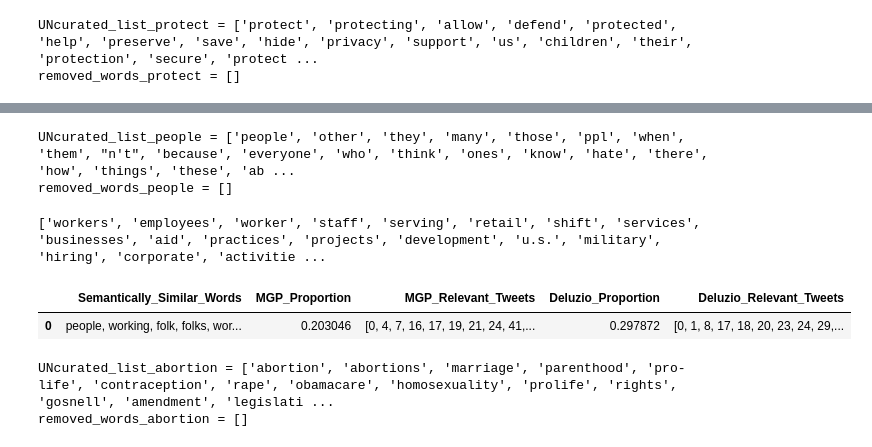
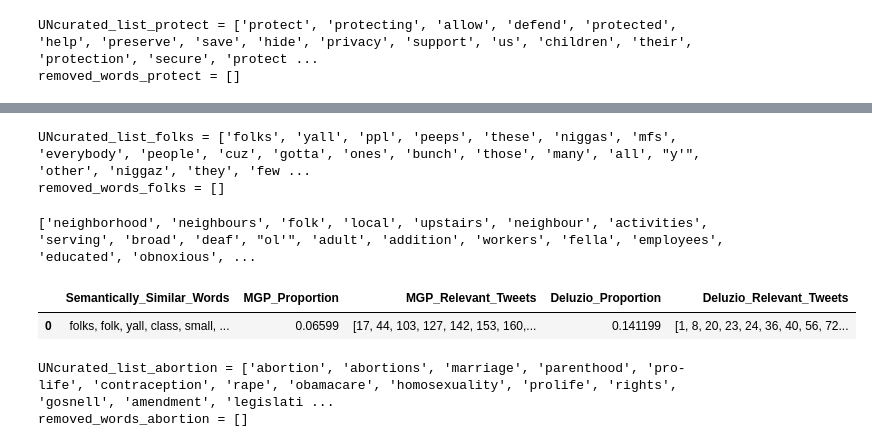
Before and after one commit to samforwill/nlp-campaign-messaging, a Jupyter notebook: 03_Candidate_Topic_Comparisons.ipynb, the cells around one changed output, grey strips where cells are left out. Drawn from its saved outputs; the diff is of its cells as text; code cells hidden in the pictures.

```diff
--- a/Candidate_Topic_Comparisons.ipynb
+++ b/03_Candidate_Topic_Comparisons.ipynb
@@ -240,15 +247,15 @@ def analyze_word_presence(curated_list, tweets_mgp, tweets_deluzio, results_df):
         if any(w in tweet for w in tokenized_curated_list):
             relevant_tweets_deluzio.append(idx)
 
-    mgp_proportion = len(relevant_tweets_mgp) / len(tweets_mgp)
-    deluzio_proportion = len(relevant_tweets_deluzio) / len(tweets_deluzio)
+    mgp_Proportion = len(relevant_tweets_mgp) / len(tweets_mgp)
+    deluzio_Proportion = len(relevant_tweets_deluzio) / len(tweets_deluzio)
 
     # DataFrame for the current analysis
     result_df = pd.DataFrame({
         'Semantically_Similar_Words': [', '.join(curated_list)],
-        'MGP_Proportion': [mgp_proportion],
+        'MGP_Proportion': [mgp_Proportion],
         'MGP_Relevant_Tweets': [relevant_tweets_mgp],
-        'Deluzio_Proportion': [deluzio_proportion],
+        'Deluzio_Proportion': [deluzio_Proportion],
         'Deluzio_Relevant_Tweets': [relevant_tweets_deluzio]
     })
 
@@ -370,26 +388,28 @@ analyze_word_presence(curated_list_protect, MGP, deluzio, all_results_df)
 |  | Semantically_Similar_Words | MGP_Proportion | MGP_Relevant_Tweets | Deluzio_Proportion | Deluzio_Relevant_Tweets |
 | 0 | protect, protecting, defend, prot... | 0.121827 | [5, 36, 46, 51, 84, 85, 88, 91, 9... | 0.176015 | [5, 10, 24, 27, 28, 31, 38, 42, 5... |
 # %%
-generate_similar_words('people')
+generate_similar_words('folks')
 # %% [output]
-UNcurated_list_people = ['people', 'other', 'they', 'many', 'those', 'ppl', 'when', 'them', "n't", 'because', 'everyone', 'who', 'think', 'ones', 'know', 'hate', 'there', 'how', 'things', 'these', 'ab ...
-removed_words_people = []
+UNcurated_list_folks = ['folks', 'yall', 'ppl', 'peeps', 'these', 'niggas', 'mfs', 'everybody', 'people', 'cuz', 'gotta', 'ones', 'bunch', 'those', 'many', 'all', "y'", 'other', 'niggaz', 'they', 'few ...
+removed_words_folks = []
 # %%
-curated_list_people = ['people', 'working', 'folk', 'folks', 'worker', 'class', 'workers', 'small', 'average', 'regular', 'voice']
+curated_list_folks = ['folks', 'folk', 'yall', 'class', 'small', 'average', 'regular', 'fellow',
+                     'neighbor', 'neighbors',]
 
-removed_words_people = ['ones', 'know', 'hate', 'there', 'how', 'things', 'these', 'about', 'only', 'why', 'all', 'not', 'person',
+removed_words_folks= ['ones', 'know', 'hate', 'there', 'how', 'things', 'these', 'about', 'only', 'why', 'all', 'not', 'person',
                          'friends', 'are', 'understand', 'that', 'especially', 'have', 'reason', 'you', 'way', 'like', 'lot', 'but',
-                         'anyone', 'really', "'re", 'if', 'thing', 'should', 'talk', 'where', 'us', 'trying', 'enough', 'any', 'always']
+                         'niggas', 'mfs','anyone', 'really', "'re", 'if', 'thing', 'should', 'talk', 'where', 'us', 'trying', 'enough',
+                      'any', 'always','niggaz','fuckers','hoes', 'dumb','bitches']
 # %%
-people_ssim = find_semantically_similar_words(curated_list_people, removed_words_people, topn=2000, similarity_threshold=.5)
-print(people_ssim)
+folks_ssim = find_semantically_similar_words(curated_list_folks, removed_words_folks, topn=2000, similarity_threshold=.5)
+print(folks_ssim)
 # %% [output]
-['workers', 'employees', 'worker', 'staff', 'serving', 'retail', 'shift', 'services', 'businesses', 'aid', 'practices', 'projects', 'development', 'u.s.', 'military', 'hiring', 'corporate', 'activitie ...
+['neighborhood', 'neighbours', 'folk', 'local', 'upstairs', 'neighbour', 'activities', 'serving', 'broad', 'deaf', "ol'", 'adult', 'addition', 'workers', 'fella', 'employees', 'educated', 'obnoxious', ...
 # %%
-analyze_word_presence(curated_list_people, MGP, deluzio, all_results_df)
+analyze_word_presence(curated_list_folks, MGP, deluzio, all_results_df)
 # %% [output]
 |  | Semantically_Similar_Words | MGP_Proportion | MGP_Relevant_Tweets | Deluzio_Proportion | Deluzio_Relevant_Tweets |
-| 0 | people, working, folk, folks, wor... | 0.203046 | [0, 4, 7, 16, 17, 19, 21, 24, 41,... | 0.297872 | [0, 1, 8, 17, 18, 20, 23, 24, 29,... |
+| 0 | folks, folk, yall, class, small, ... | 0.06599 | [17, 44, 103, 127, 142, 153, 160,... | 0.141199 | [1, 8, 20, 23, 24, 36, 40, 56, 72... |
 # %%
 generate_similar_words('abortion')
 # %% [output]
```
Also changed, not shown: parts of 35 cells of this notebook, 13 other files.
